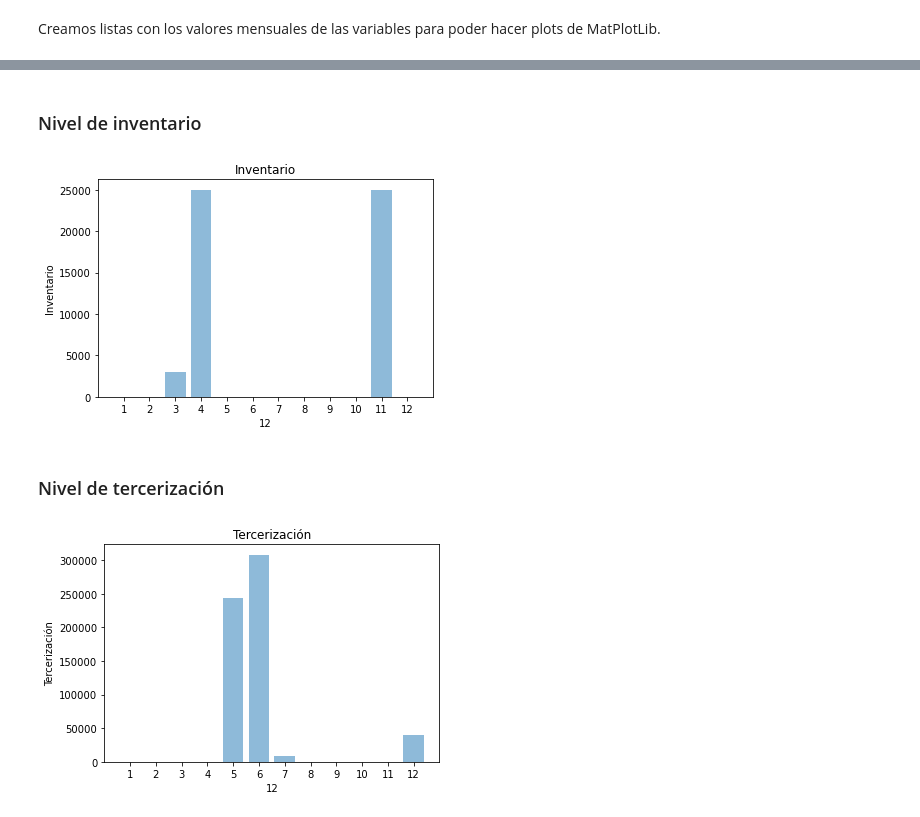
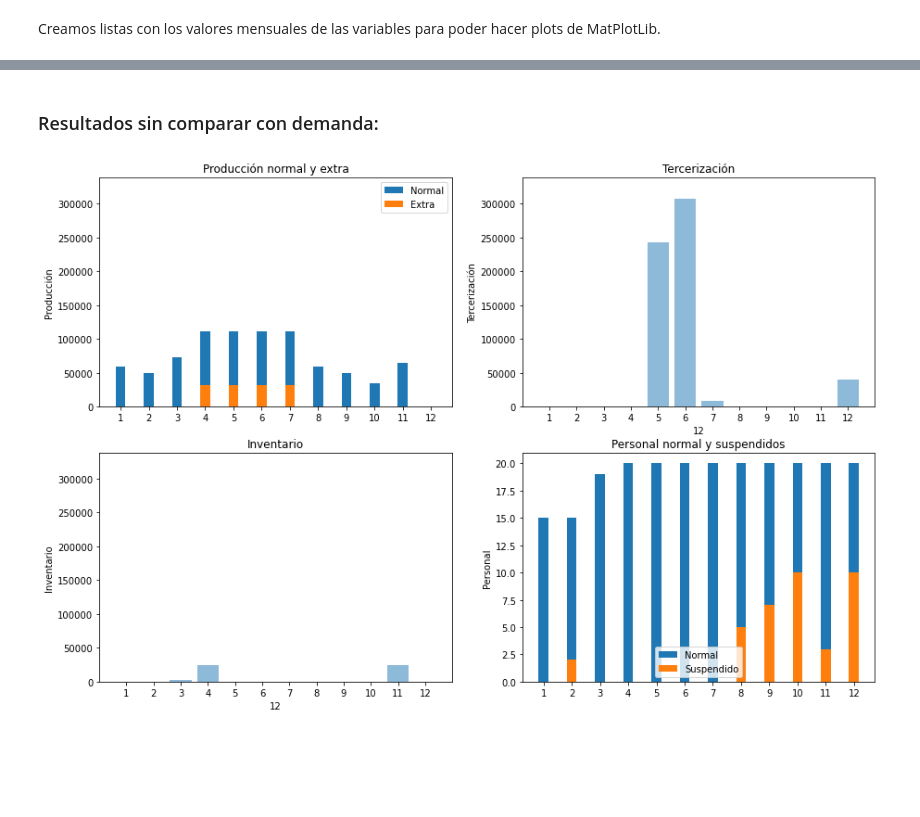
Before and after one commit to investigacion-operativa/programacion_matematica, a Jupyter notebook: planificacion.ipynb, the cells around one changed output, grey strips where cells are left out. Cells and saved outputs as stored; diff of their text form; code cells hidden in the pictures; blank space fills up the shorter version.

Commit message:
mejora plots con demanda

```diff
--- a/planificacion.ipynb
+++ b/planificacion.ipynb
@@ -270,22 +258,42 @@ plt.show()
-# %% [markdown]
-### Nivel de inventario
-# %%
-plt.bar(t_set, result_I, align='center', alpha=0.5)
-plt.xlabel('%s' % t)
-plt.ylabel('%s' % 'Inventario')
-plt.title('%s' % 'Inventario')
-plt.xticks(range(1,13))
-plt.show()
-# %% [output]
-[figure, removed]
-# %% [markdown]
-### Nivel de tercerización
-# %%
-plt.bar(t_set, result_Q, align='center', alpha=0.5)
-plt.xlabel('%s' % t)
-plt.ylabel('%s' % 'Tercerización')
-plt.title('%s' % 'Tercerización')
-plt.xticks(range(1,13))
-plt.show()
-# %% [output]
-[figure, removed]
+# %% [markdown]
+### Resultados sin comparar con demanda:
+# %%
+fig, axs = plt.subplots(2, 2, figsize=(15,10))
+ylim = max(result_P+result_I+result_Q)
+
+# Producción
+p_chart = axs[0,0].bar(t_set, result_P, 0.35)
+pe_chart = axs[0,0].bar(t_set, result_PE, 0.35)
+axs[0,0].set_ylim((0, ylim*1.1))
+axs[0,0].set_ylabel('Producción')
+axs[0,0].set_title('Producción normal y extra')
+axs[0,0].legend((p_chart[0], pe_chart[0]), ('Normal', 'Extra', 'Demanda'))
+axs[0,0].set_xticks(range(1,13))
+
+# Inventario
+axs[1,0].bar(t_set, result_I, align='center', alpha=0.5)
+axs[1,0].set_ylim((0, ylim*1.1))
+axs[1,0].set_xlabel('%s' % t)
+axs[1,0].set_ylabel('%s' % 'Inventario')
+axs[1,0].set_title('%s' % 'Inventario')
+axs[1,0].set_xticks(range(1,13))
+
+# Tercerización
+axs[0,1].bar(t_set, result_Q, align='center', alpha=0.5)
+axs[0,1].set_ylim((0, ylim*1.1))
+axs[0,1].set_xlabel('%s' % t)
+axs[0,1].set_ylabel('%s' % 'Tercerización')
+axs[0,1].set_title('%s' % 'Tercerización')
+axs[0,1].set_xticks(range(1,13))
+
+# Personal
+d_chart = axs[1,1].bar(t_set, result_D, 0.35, zorder=1)
+ds_chart = axs[1,1].bar(t_set, result_DS, 0.35, zorder=2)
+axs[1,1].set_ylabel('Personal')
+axs[1,1].set_title('Personal normal y suspendidos')
+axs[1,1].legend((d_chart[0], ds_chart[0]), ('Normal', 'Suspendido'), loc="lower center")
+axs[1,1].set_xticks(range(1,13))
+
+plt.show()
+# %% [output]
+[figure, added]
```
Also changed, not shown: parts of 7 cells of this notebook.
